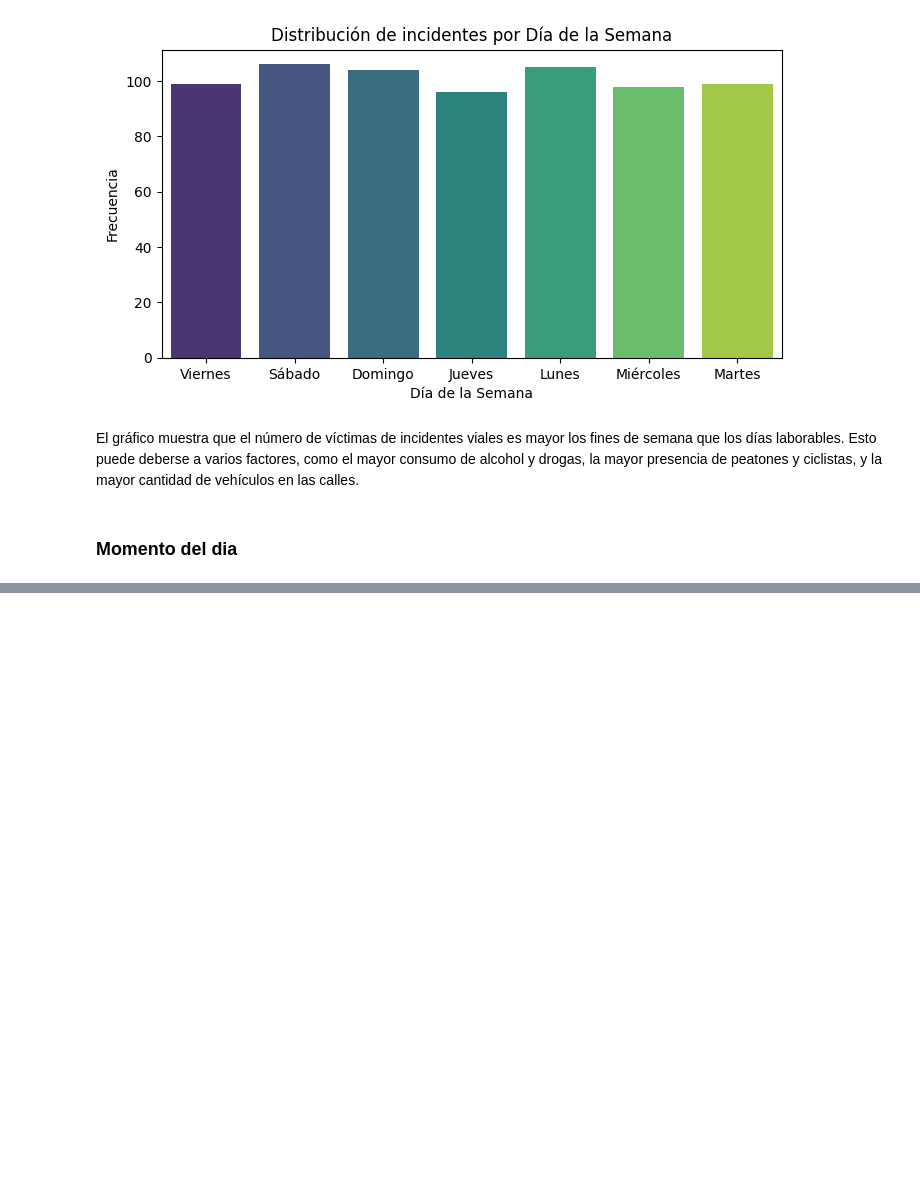
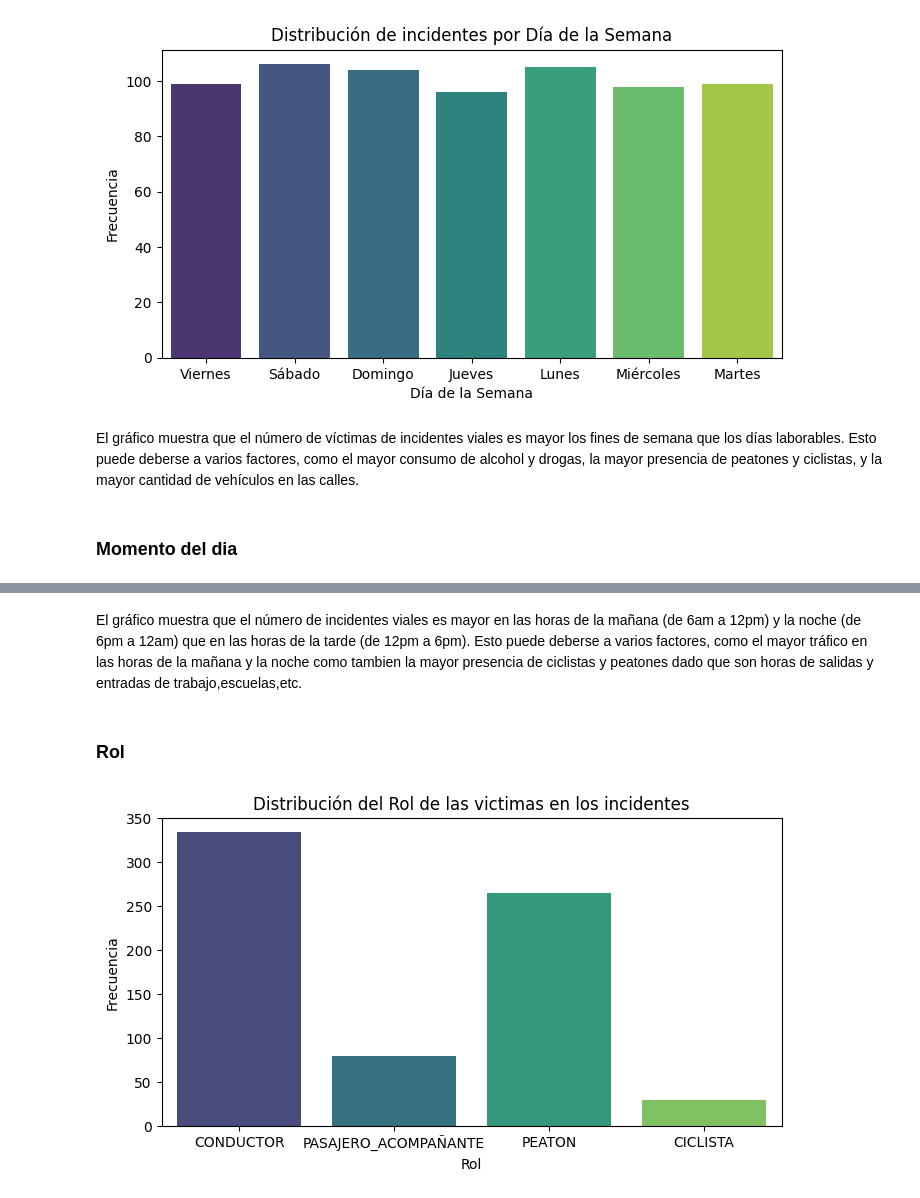
Before and after one commit to ASGuzman/PI2_Siniestros_Viales, a Jupyter notebook: EDA.ipynb, the cells around one changed output, grey strips where cells are left out. Cells and saved outputs as stored; diff of their text form; code cells hidden in the pictures; blank space fills up the shorter version.

```diff
--- a/EDA.ipynb
+++ b/EDA.ipynb
@@ -239,0 +249,13 @@ El gráfico muestra que el número de víctimas de incidentes viales es mayor lo
+# %% [markdown]
+El gráfico muestra que el número de incidentes viales es mayor en las horas de la mañana (de 6am a 12pm) y la noche (de 6pm a 12am) que en las horas de la tarde (de 12pm a 6pm). Esto puede deberse a varios factores, como el mayor tráfico en las horas de la mañana y la noche como tambien la mayor presencia de ciclistas y peatones dado que son horas de salidas y entradas de trabajo,escuelas,etc.
+# %% [markdown]
+### Rol
+# %%
+plt.figure(figsize=(8, 4))
+sns.countplot(x="Rol", data=df_siniestros, palette="viridis")
+plt.title("Distribución del Rol de las victimas en los incidentes")
+plt.xlabel("Rol")
+plt.ylabel("Frecuencia")
+plt.show()
+# %% [output]
+[figure, added]
```
Also changed, not shown: parts of 5 cells of this notebook.
